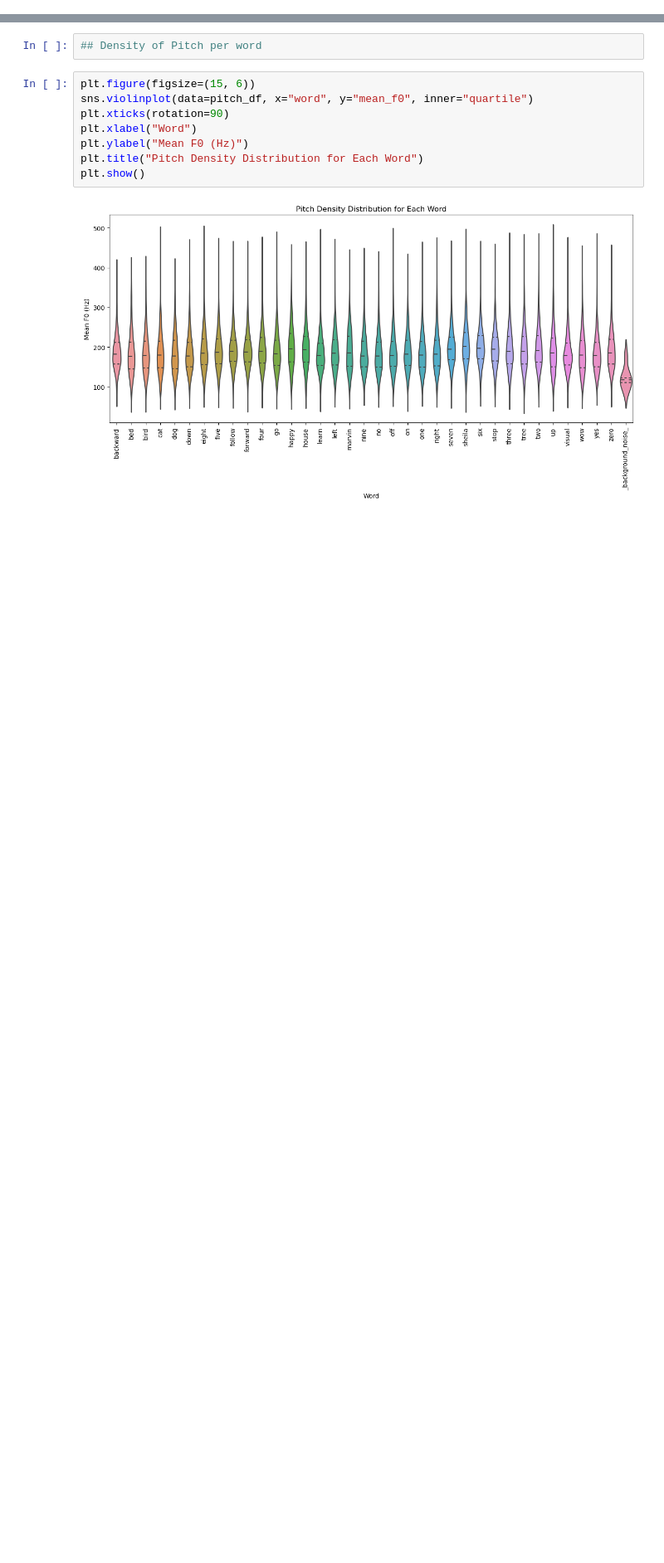
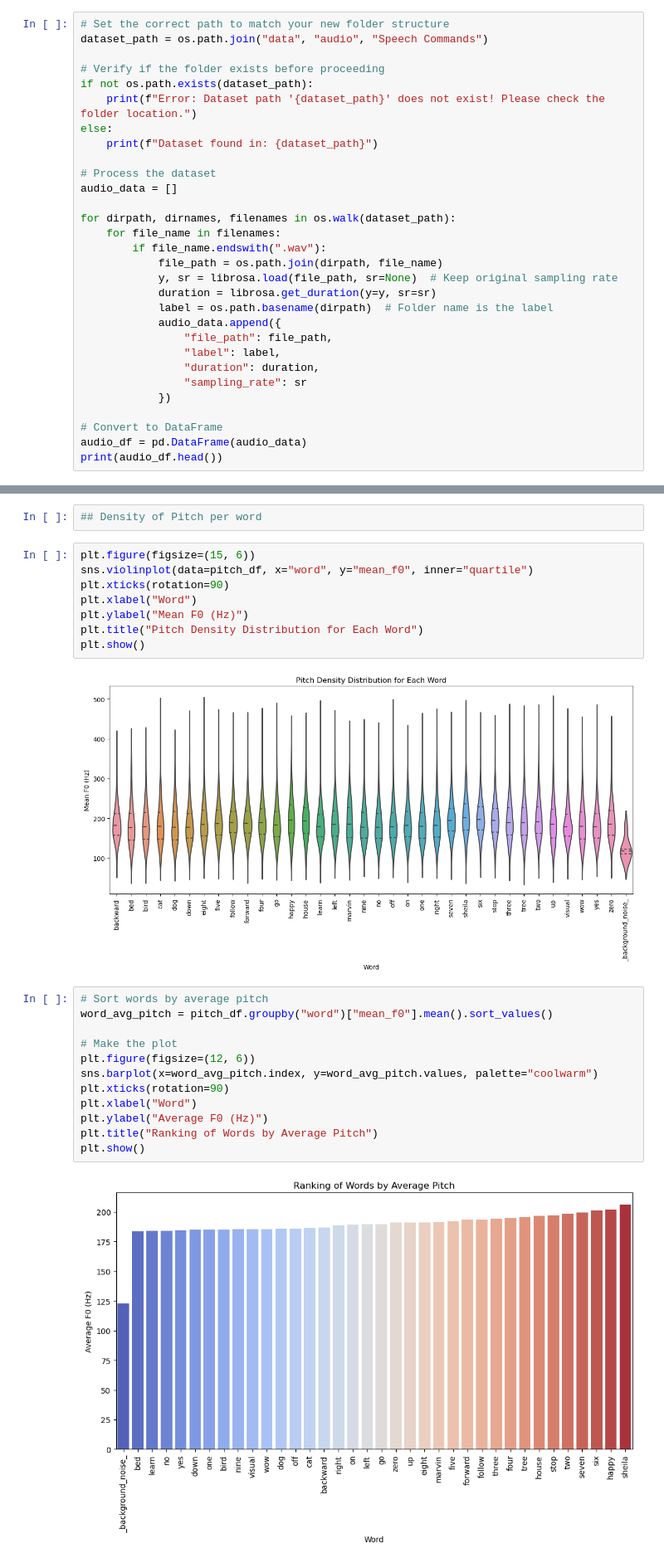
Before and after one commit to twitte01/288R_Capstone, a Jupyter notebook: Capstone_audio.ipynb, the cells around one changed output, grey strips where cells are left out. Shown at 83% size. Drawn from its saved outputs; the diff is of its cells as text; blank space fills up the shorter version.

Commit message:
Updated dataset path in notebook, changes to pitch EDA, and zero crossing rates

```diff
--- a/Capstone_audio.ipynb
+++ b/Capstone_audio.ipynb
@@ -92,0 +95,30 @@ print(audio_df.head())
+# %%
+# Set the correct path to match your new folder structure
+dataset_path = os.path.join("data", "audio", "Speech Commands")
+
+# Verify if the folder exists before proceeding
+if not os.path.exists(dataset_path):
+    print(f"Error: Dataset path '{dataset_path}' does not exist! Please check the folder location.")
+else:
+    print(f"Dataset found in: {dataset_path}")
+
+# Process the dataset
+audio_data = []
+
+for dirpath, dirnames, filenames in os.walk(dataset_path):
+    for file_name in filenames:
+        if file_name.endswith(".wav"):
+            file_path = os.path.join(dirpath, file_name)
+            y, sr = librosa.load(file_path, sr=None)  # Keep original sampling rate
+            duration = librosa.get_duration(y=y, sr=sr)
+            label = os.path.basename(dirpath)  # Folder name is the label
+            audio_data.append({
+                "file_path": file_path,
+                "label": label,
+                "duration": duration,
+                "sampling_rate": sr
+            })
+
+# Convert to DataFrame
+audio_df = pd.DataFrame(audio_data)
+print(audio_df.head())
@@ -386,3 +435,17 @@ plt.title("Pitch Density Distribution for Each Word")
 plt.show()
 # %% [output]
 [figure]
+# %%
+# Sort words by average pitch
+word_avg_pitch = pitch_df.groupby("word")["mean_f0"].mean().sort_values()
+
+# Make the plot
+plt.figure(figsize=(12, 6))
+sns.barplot(x=word_avg_pitch.index, y=word_avg_pitch.values, palette="coolwarm")
+plt.xticks(rotation=90)
+plt.xlabel("Word")
+plt.ylabel("Average F0 (Hz)")
+plt.title("Ranking of Words by Average Pitch")
+plt.show()
+# %% [output]
+[figure, added]
```
Also changed, not shown: parts of 13 cells of this notebook.
